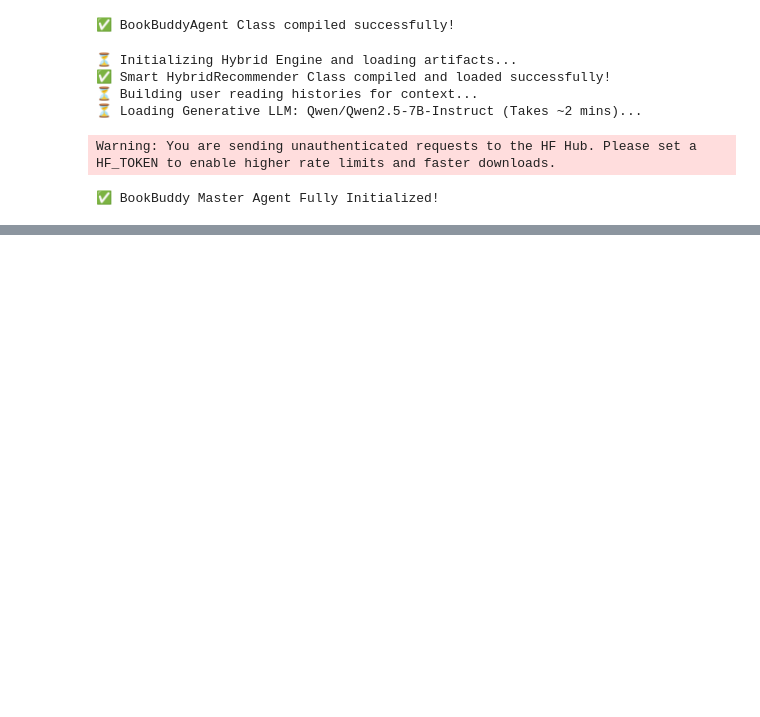
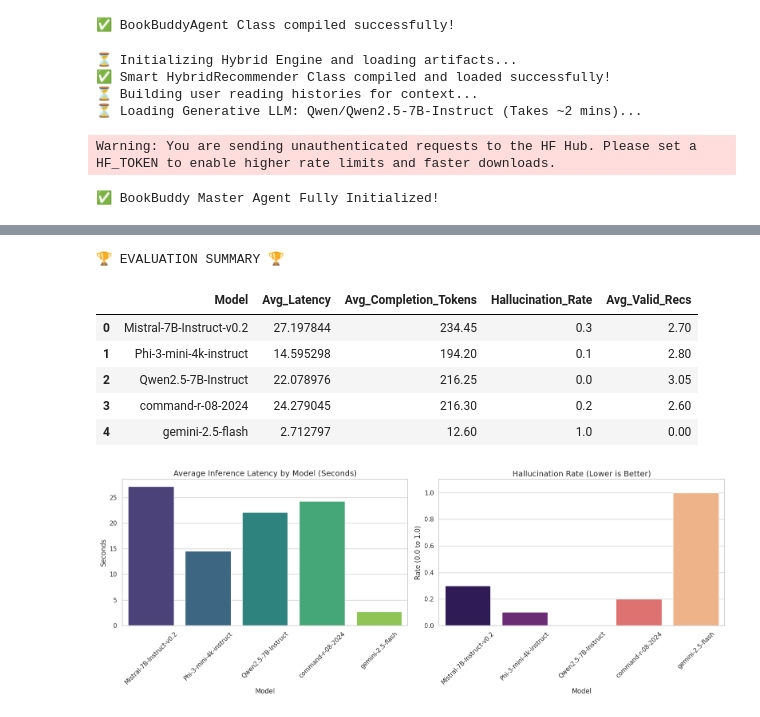
Before and after one commit to sherrytelli/BookBuddy, a Jupyter notebook: bookbuddy-inference.ipynb, the cells around one changed output, grey strips where cells are left out. Cells and saved outputs as stored; diff of their text form; code cells hidden in the pictures; blank space fills up the shorter version.

Commit message:
llm evaluation completed

```diff
--- a/bookbuddy-inference.ipynb
+++ b/bookbuddy-inference.ipynb
@@ -387,0 +664,43 @@ print("\n" + "="*80)
+# %%
+# ==========================================
+# 📊 CELL 11: RESULTS & VISUALIZATION
+# ==========================================
+# Calculate Aggregates
+summary_df = results_df.groupby('Model').agg(
+    Avg_Latency=('Latency_Sec', 'mean'),
+    Avg_Completion_Tokens=('Completion_Tokens', 'mean'),
+    Hallucination_Rate=('Hallucinated', 'mean'),
+    Avg_Valid_Recs=('Valid_Recs', 'mean')
+).reset_index()
+
+print("🏆 EVALUATION SUMMARY 🏆")
+display(summary_df)
+
+# Plotting
+sns.set_theme(style="whitegrid")
+fig, axes = plt.subplots(1, 2, figsize=(16, 6))
+
+# Plot 1: Latency Comparison
+sns.barplot(data=summary_df, x='Model', y='Avg_Latency', ax=axes[0], palette="viridis")
+axes[0].set_title("Average Inference Latency by Model (Seconds)", fontsize=14)
+axes[0].set_ylabel("Seconds")
+axes[0].tick_params(axis='x', rotation=45)
+
+# Plot 2: Hallucination Rate
+sns.barplot(data=summary_df, x='Model', y='Hallucination_Rate', ax=axes[1], palette="magma")
+axes[1].set_title("Hallucination Rate (Lower is Better)", fontsize=14)
+axes[1].set_ylabel("Rate (0.0 to 1.0)")
+axes[1].set_ylim(0, 1.1)
+axes[1].tick_params(axis='x', rotation=45)
+
+plt.tight_layout()
+plt.show()
+# %% [output]
+🏆 EVALUATION SUMMARY 🏆
+|  | Model | Avg_Latency | Avg_Completion_Tokens | Hallucination_Rate | Avg_Valid_Recs |
+| 0 | Mistral-7B-Instruct-v0.2 | 27.197844 | 234.45 | 0.3 | 2.70 |
+| 1 | Phi-3-mini-4k-instruct | 14.595298 | 194.20 | 0.1 | 2.80 |
+| 2 | Qwen2.5-7B-Instruct | 22.078976 | 216.25 | 0.0 | 3.05 |
+| 3 | command-r-08-2024 | 24.279045 | 216.30 | 0.2 | 2.60 |
+| 4 | gemini-2.5-flash | 2.712797 | 12.60 | 1.0 | 0.00 |
+[figure, added]
```
Also changed, not shown: parts of 6 cells of this notebook, 1 other file.
